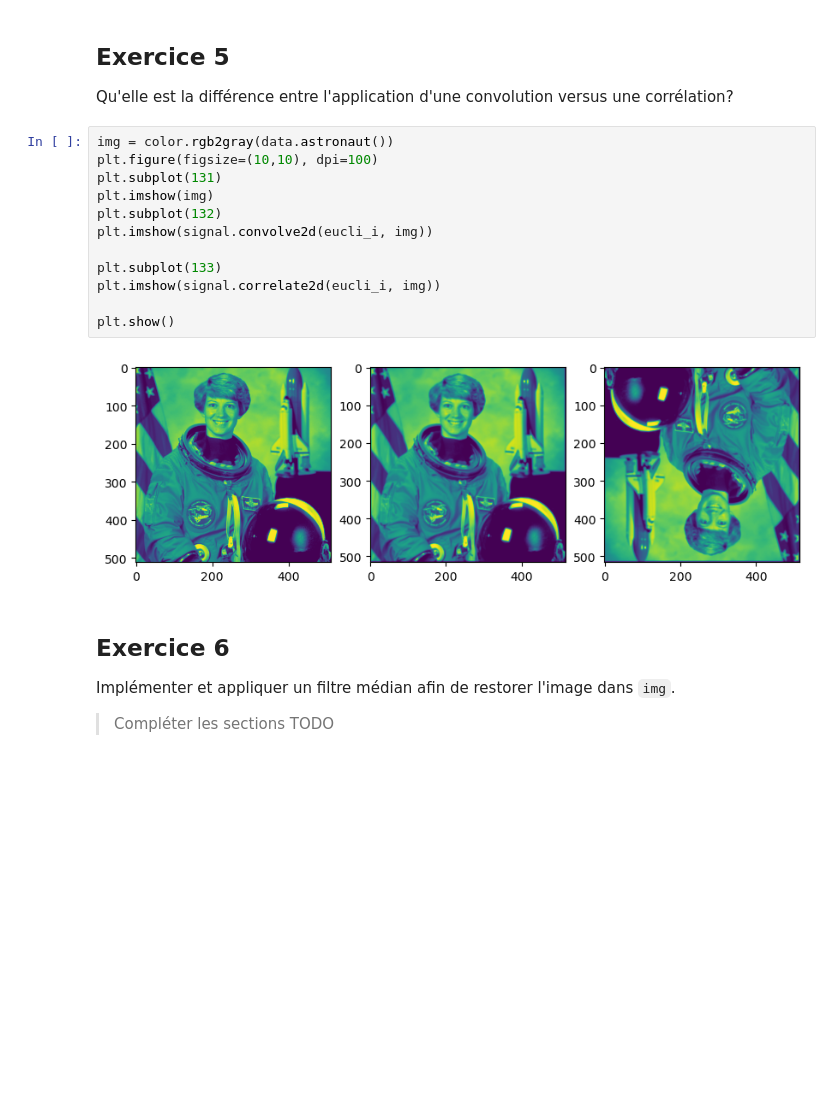
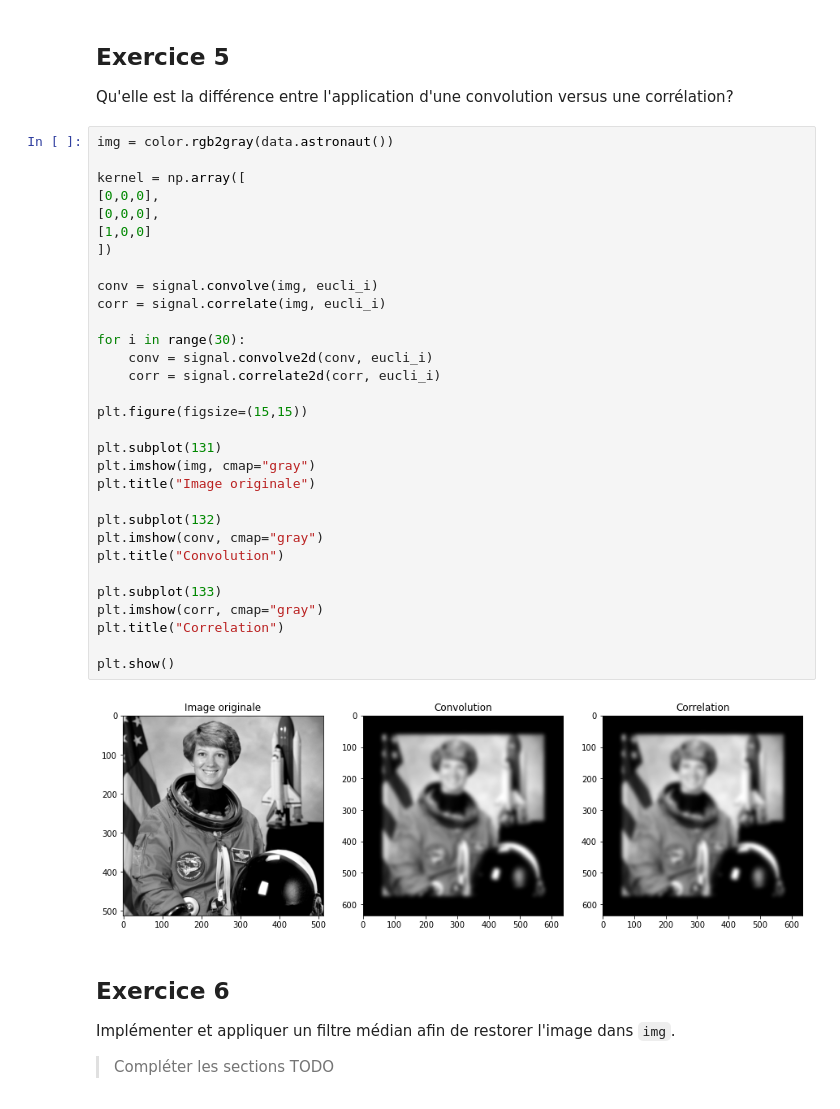
Before and after one commit to RaphaelJ-S/inf600f, a Jupyter notebook: laboratoires/lab2/lab2.ipynb, the cells around one changed output. Saved outputs shown, nothing was run; the diff lists cells and outputs as text; blank space fills up the shorter version.

```diff
--- a/laboratoires/lab2/lab2.ipynb
+++ b/laboratoires/lab2/lab2.ipynb
@@ -106,20 +106,39 @@ plt.show()
 # %% [markdown]
 ## Exercice 5
 Qu'elle est la différence entre l'application d'une convolution versus une corrélation?
-# %%
-img = color.rgb2gray(data.astronaut())
-plt.figure(figsize=(10,10), dpi=100)
-plt.subplot(131)
-plt.imshow(img)
-plt.subplot(132)
-plt.imshow(signal.convolve2d(eucli_i, img))
-
-plt.subplot(133)
-plt.imshow(signal.correlate2d(eucli_i, img))
-
-plt.show()
-# %% [output]
-[figure, removed]
+# %%
+img = color.rgb2gray(data.astronaut())
+
+kernel = np.array([
+[0,0,0],
+[0,0,0],
+[1,0,0]
+])
+
+conv = signal.convolve(img, eucli_i)
+corr = signal.correlate(img, eucli_i)
+
+for i in range(30):
+    conv = signal.convolve2d(conv, eucli_i)
+    corr = signal.correlate2d(corr, eucli_i)
+
+plt.figure(figsize=(15,15))
+
+plt.subplot(131)
+plt.imshow(img, cmap="gray")
+plt.title("Image originale")
+
+plt.subplot(132)
+plt.imshow(conv, cmap="gray")
+plt.title("Convolution")
+
+plt.subplot(133)
+plt.imshow(corr, cmap="gray")
+plt.title("Correlation")
+
+plt.show()
+# %% [output]
+[figure, added]
 # %% [markdown]
 ## Exercice 6
 Implémenter et appliquer un filtre médian afin de restorer l'image dans `img`.
```
Also changed, not shown: parts of 1 cell of this notebook, 2 other files.
